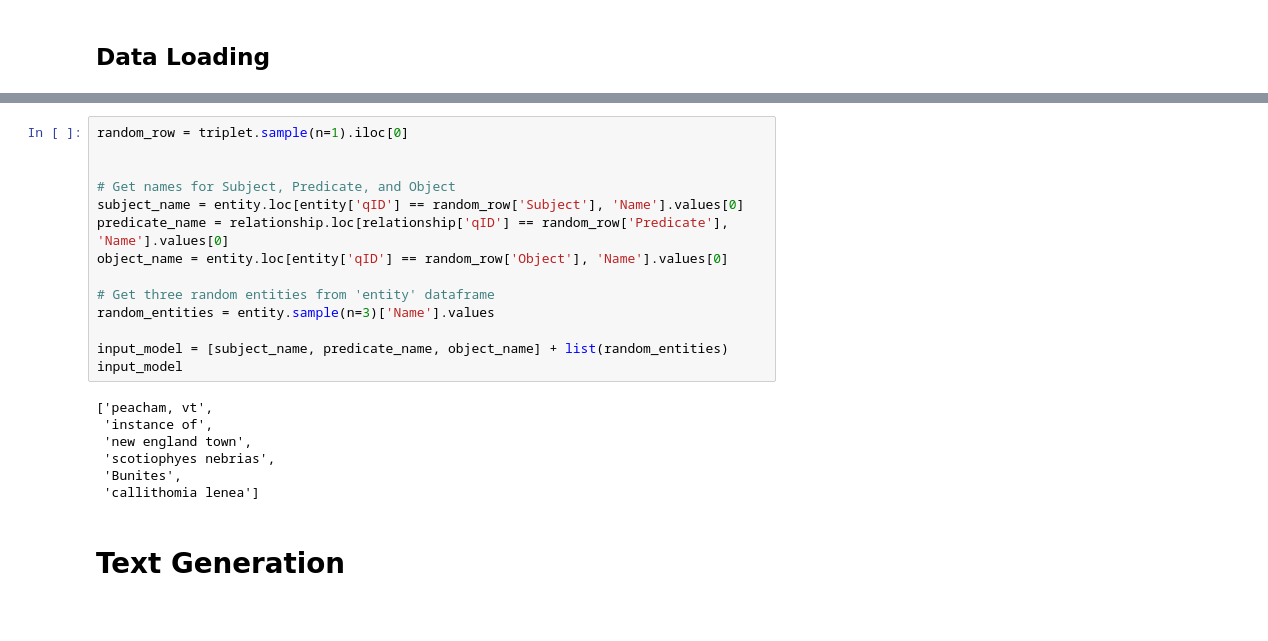
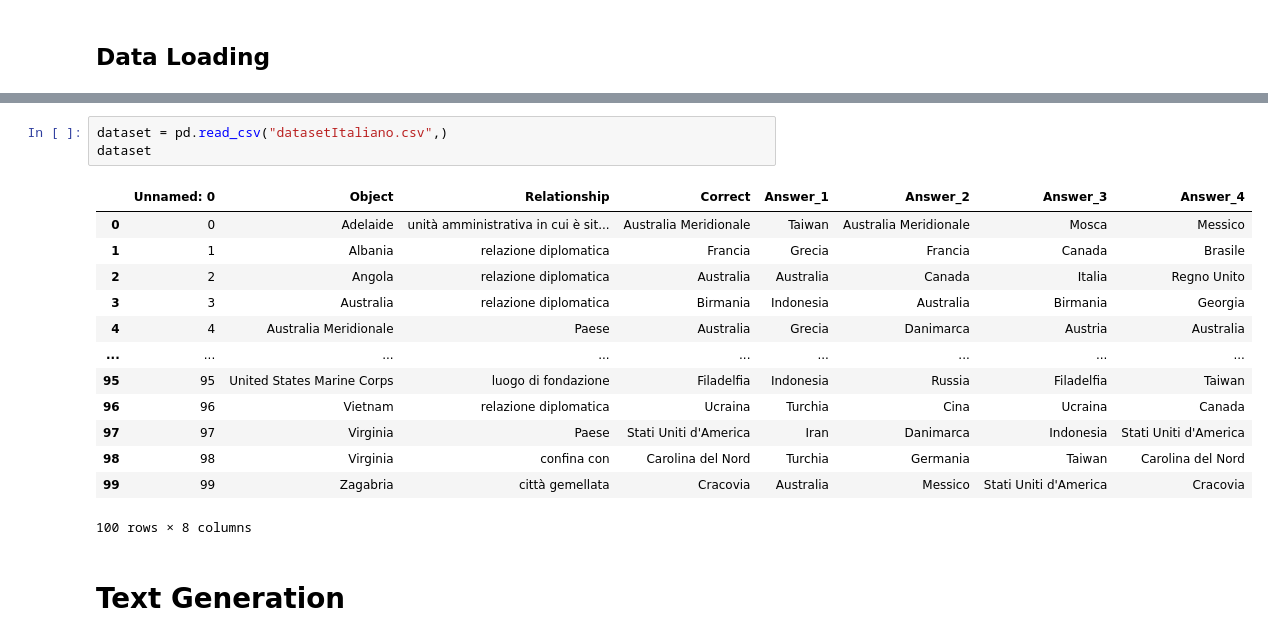
Before and after one commit to Loris697/knowledge2dataset, a Jupyter notebook: SentenceGeneration.ipynb, the cells around one changed output, grey strips where cells are left out. Drawn from its saved outputs; the diff is of its cells as text.

```diff
--- a/SentenceGeneration.ipynb
+++ b/SentenceGeneration.ipynb
@@ -313,24 +194,20 @@ relationship
-# %%
-random_row = triplet.sample(n=1).iloc[0]
-
-
-# Get names for Subject, Predicate, and Object
-subject_name = entity.loc[entity['qID'] == random_row['Subject'], 'Name'].values[0]
-predicate_name = relationship.loc[relationship['qID'] == random_row['Predicate'], 'Name'].values[0]
-object_name = entity.loc[entity['qID'] == random_row['Object'], 'Name'].values[0]
-
-# Get three random entities from 'entity' dataframe
-random_entities = entity.sample(n=3)['Name'].values
-
-input_model = [subject_name, predicate_name, object_name] + list(random_entities)
-input_model
-# %% [output]
-['peacham, vt',
- 'instance of',
- 'new england town',
- 'scotiophyes nebrias',
- 'Bunites',
- 'callithomia lenea']
+# %%
+dataset = pd.read_csv("datasetItaliano.csv",)
+dataset
+# %% [output]
+|  | Unnamed: 0 | Object | Relationship | Correct | Answer_1 | Answer_2 | Answer_3 | Answer_4 |
+| 0 | 0 | Adelaide | unità amministrativa in cui è sit... | Australia Meridionale | Taiwan | Australia Meridionale | Mosca | Messico |
+| 1 | 1 | Albania | relazione diplomatica | Francia | Grecia | Francia | Canada | Brasile |
+| 2 | 2 | Angola | relazione diplomatica | Australia | Australia | Canada | Italia | Regno Unito |
+| 3 | 3 | Australia | relazione diplomatica | Birmania | Indonesia | Australia | Birmania | Georgia |
+| 4 | 4 | Australia Meridionale | Paese | Australia | Grecia | Danimarca | Austria | Australia |
+| ... | ... | ... | ... | ... | ... | ... | ... | ... |
+| 95 | 95 | United States Marine Corps | luogo di fondazione | Filadelfia | Indonesia | Russia | Filadelfia | Taiwan |
+| 96 | 96 | Vietnam | relazione diplomatica | Ucraina | Turchia | Cina | Ucraina | Canada |
+| 97 | 97 | Virginia | Paese | Stati Uniti d'America | Iran | Danimarca | Indonesia | Stati Uniti d'America |
+| 98 | 98 | Virginia | confina con | Carolina del Nord | Turchia | Germania | Taiwan | Carolina del Nord |
+| 99 | 99 | Zagabria | città gemellata | Cracovia | Australia | Messico | Stati Uniti d'America | Cracovia |
+100 rows × 8 columns
 # %% [markdown]
 # Text Generation
 # %%
```
Also changed, not shown: parts of 15 cells of this notebook, 1 other file.
